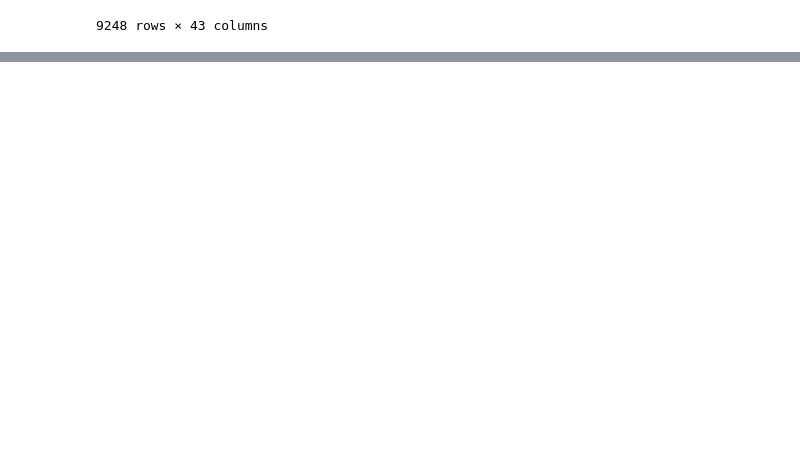
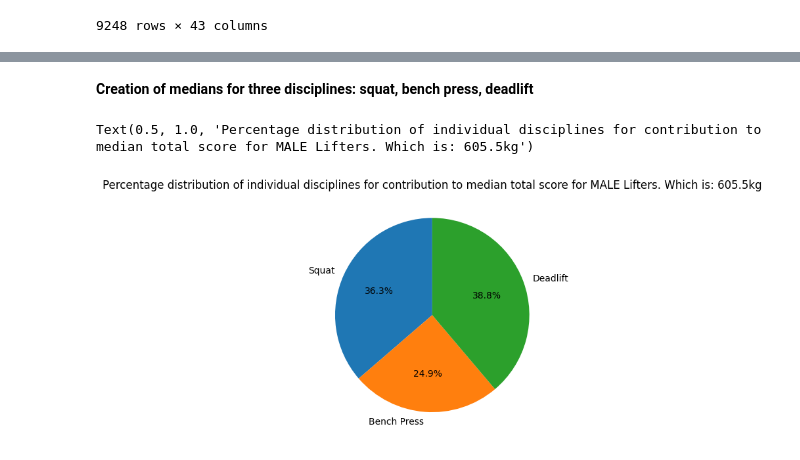
Before and after one commit to karolkruszynski/Powerlifting-Poland-Lifters-Analysis, a Jupyter notebook: powerlifting-poland-lifters-analysis.ipynb, the cells around one changed output, grey strips where cells are left out. Cells and saved outputs as stored; diff of their text form; code cells hidden in the pictures; blank space fills up the shorter version.

```diff
--- a/powerlifting-poland-lifters-analysis.ipynb
+++ b/powerlifting-poland-lifters-analysis.ipynb
@@ -152,0 +96,4 @@ Name: Best3BenchKg, dtype: float64
+# %%
+country_grp = df.groupby(['Country', 'Sex'])
+poland_country_lifters_male = country_grp.get_group(('Poland','M'))
+poland_country_lifters_male
@@ -152,0 +109,13 @@ Name: Best3BenchKg, dtype: float64
+# %% [markdown]
+**Creation of medians for three disciplines: squat, bench press, deadlift**
+# %%
+sq_median_m = poland_country_lifters_male['Best3SquatKg'].median()
+bench_median_m = poland_country_lifters_male['Best3BenchKg'].median()
+dl_median_m = poland_country_lifters_male['Best3DeadliftKg'].median()
+total_pwrlf_results_median_male = sq_median_m + bench_median_m + dl_median_m
+# %%
+plt.pie([sq_median_m, bench_median_m, dl_median_m], labels=['Squat', 'Bench Press', 'Deadlift'], autopct='%1.1f%%', startangle=90)
+plt.title('Percentage distribution of individual disciplines for contribution to median total score for MALE Lifters. Which is: 605.5kg')
+# %% [output]
+Text(0.5, 1.0, 'Percentage distribution of individual disciplines for contribution to median total score for MALE Lifters. Which is: 605.5kg')
+[figure, added]
```
Also changed, not shown: parts of 29 cells of this notebook.
